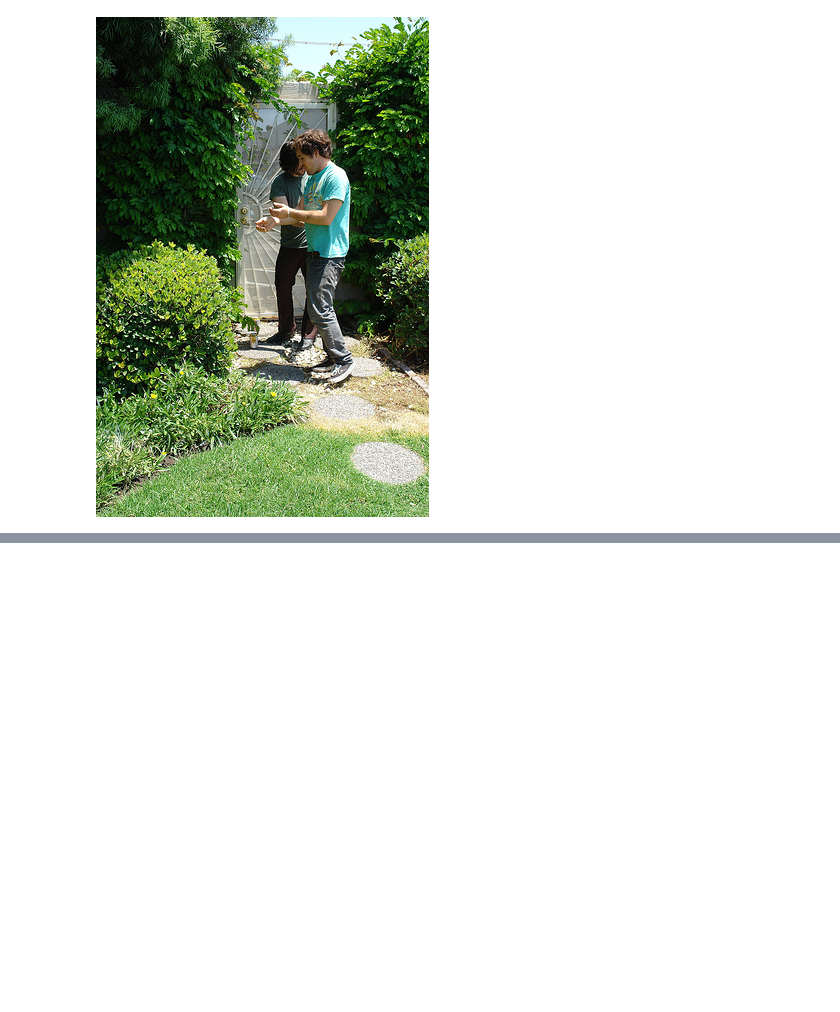
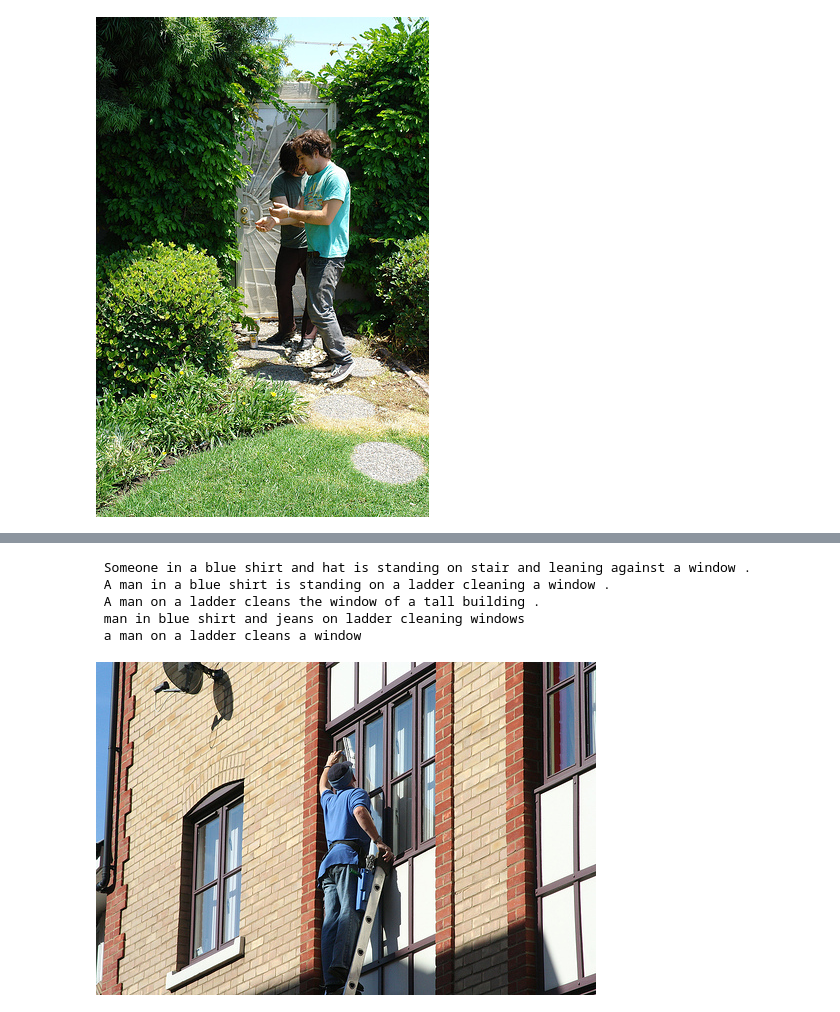
Before and after one commit to Peter-32/15_deep_image_captioning, a Jupyter notebook: Untitled.ipynb, the cells around one changed output, grey strips where cells are left out. Drawn from its saved outputs; the diff is of its cells as text; code cells hidden in the pictures; blank space fills up the shorter version.

```diff
--- a/Untitled.ipynb
+++ b/Untitled.ipynb
@@ -44,0 +66,9 @@ Image(mypath + df.iloc[0]['image_name'])
+# %%
+get_image(3)
+# %% [output]
+ Someone in a blue shirt and hat is standing on stair and leaning against a window .
+ A man in a blue shirt is standing on a ladder cleaning a window .
+ A man on a ladder cleans the window of a tall building .
+ man in blue shirt and jeans on ladder cleaning windows
+ a man on a ladder cleans a window
+[figure, added]
```
Also changed, not shown: parts of 3 cells of this notebook.
